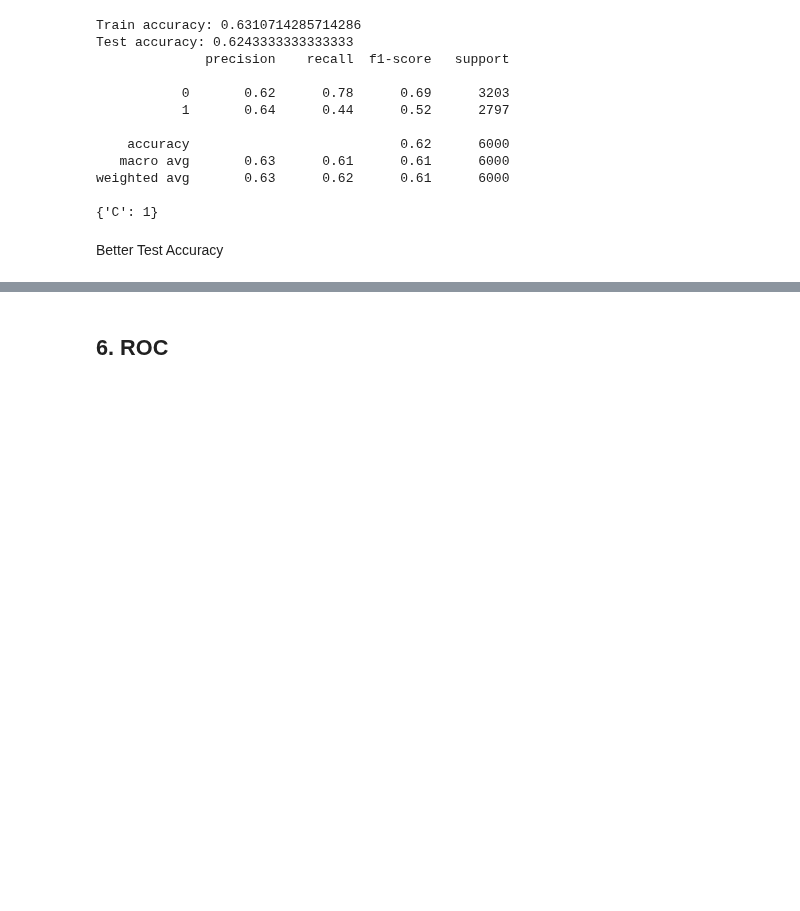
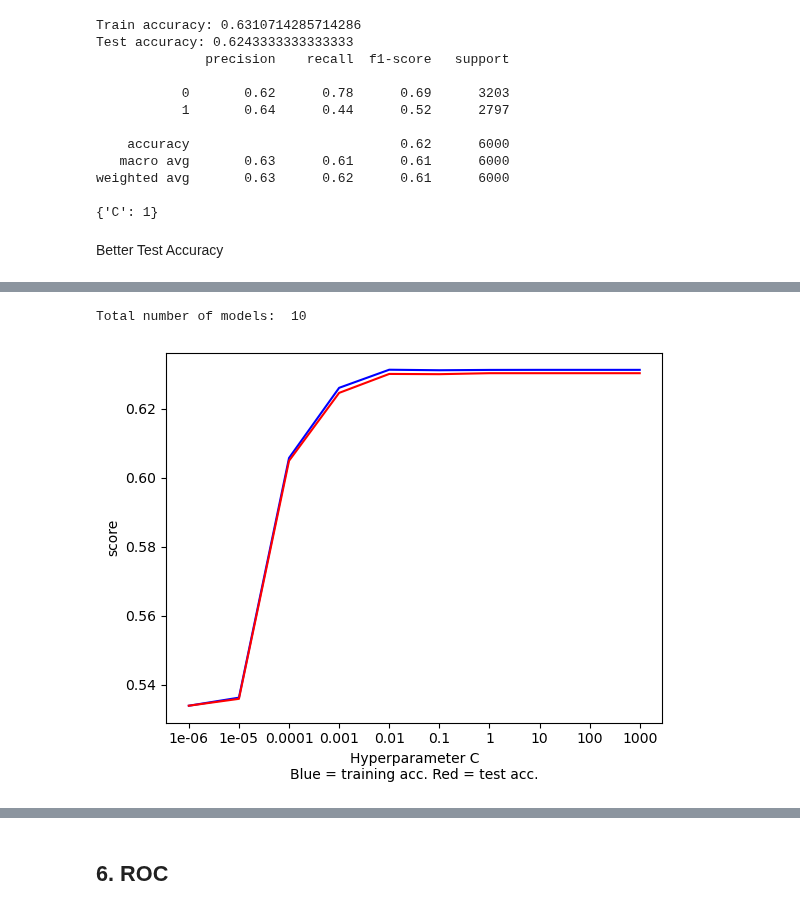
Before and after one commit to NhiNguyen2304/IFN509, a Jupyter notebook: Assignment2/Assignment2_ProjectC-Regression.ipynb, the cells around one changed output, grey strips where cells are left out. Drawn from its saved outputs; the diff is of its cells as text; code cells hidden in the pictures; blank space fills up the shorter version.

```diff
--- a/Assignment2/Assignment2_ProjectC-Regression.ipynb
+++ b/Assignment2/Assignment2_ProjectC-Regression.ipynb
@@ -578,0 +476,3 @@ weighted avg       0.63      0.62      0.60      6000
+# %%
+result_set = rfe_cv.cv_results_
+print(result_set)
@@ -578,0 +497,13 @@ weighted avg       0.63      0.62      0.60      6000
+# %%
+train_result = result_set['mean_train_score']
+test_result = result_set['mean_test_score']
+print("Total number of models: ", len(test_result))
+# plot Hyperparameter C values vs training and test accuracy score
+plt.plot(range(0, len(train_result)), train_result, 'b', range(0,len(test_result)), test_result, 'r')
+plt.xlabel('Hyperparameter C\nBlue = training acc. Red = test acc.')
+plt.xticks(range(0, len(train_result)),[pow(10, x) for x in range(-6, 4)])
+plt.ylabel('score')
+plt.show()
+# %% [output]
+Total number of models:  10
+[figure, added]
```
Also changed, not shown: parts of 17 cells of this notebook.
